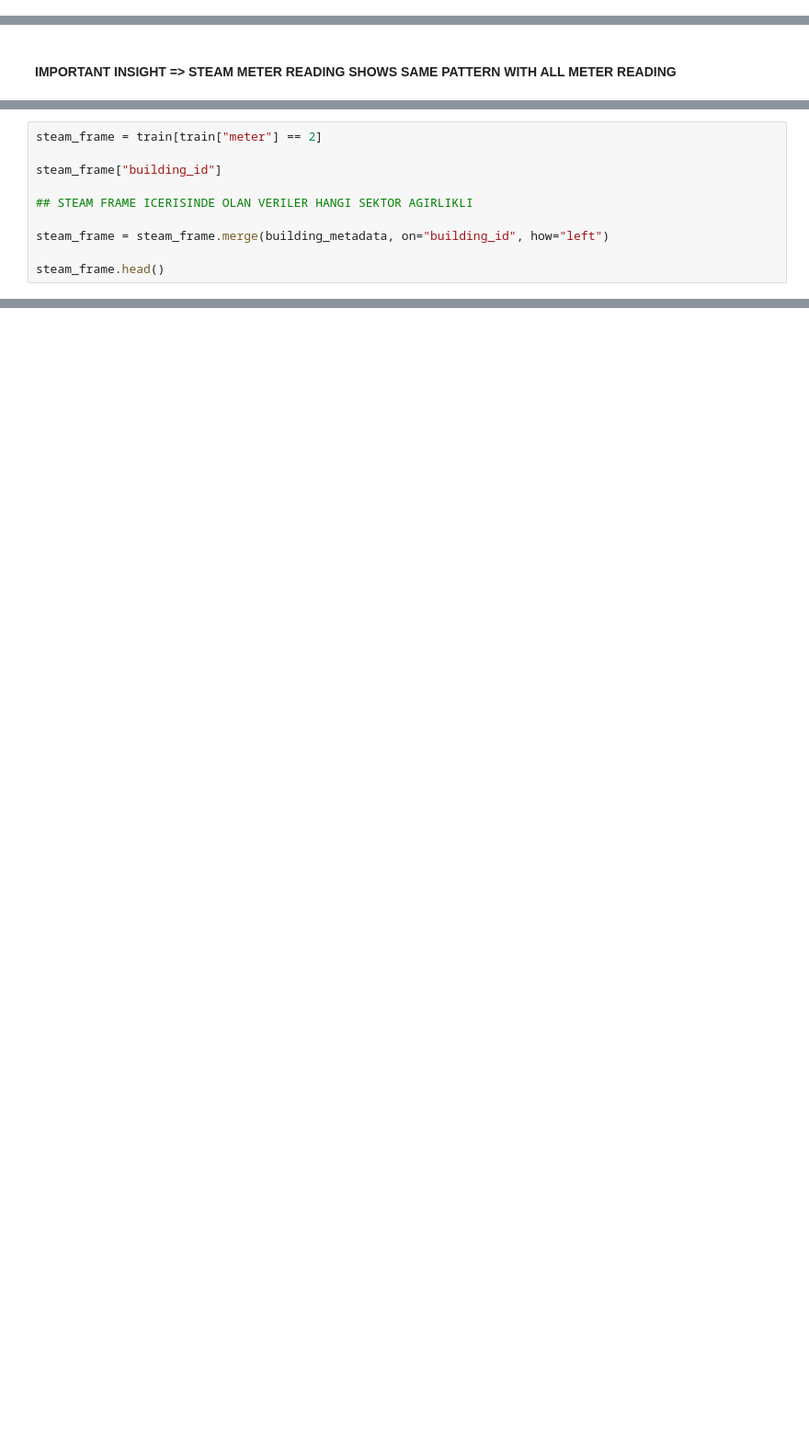
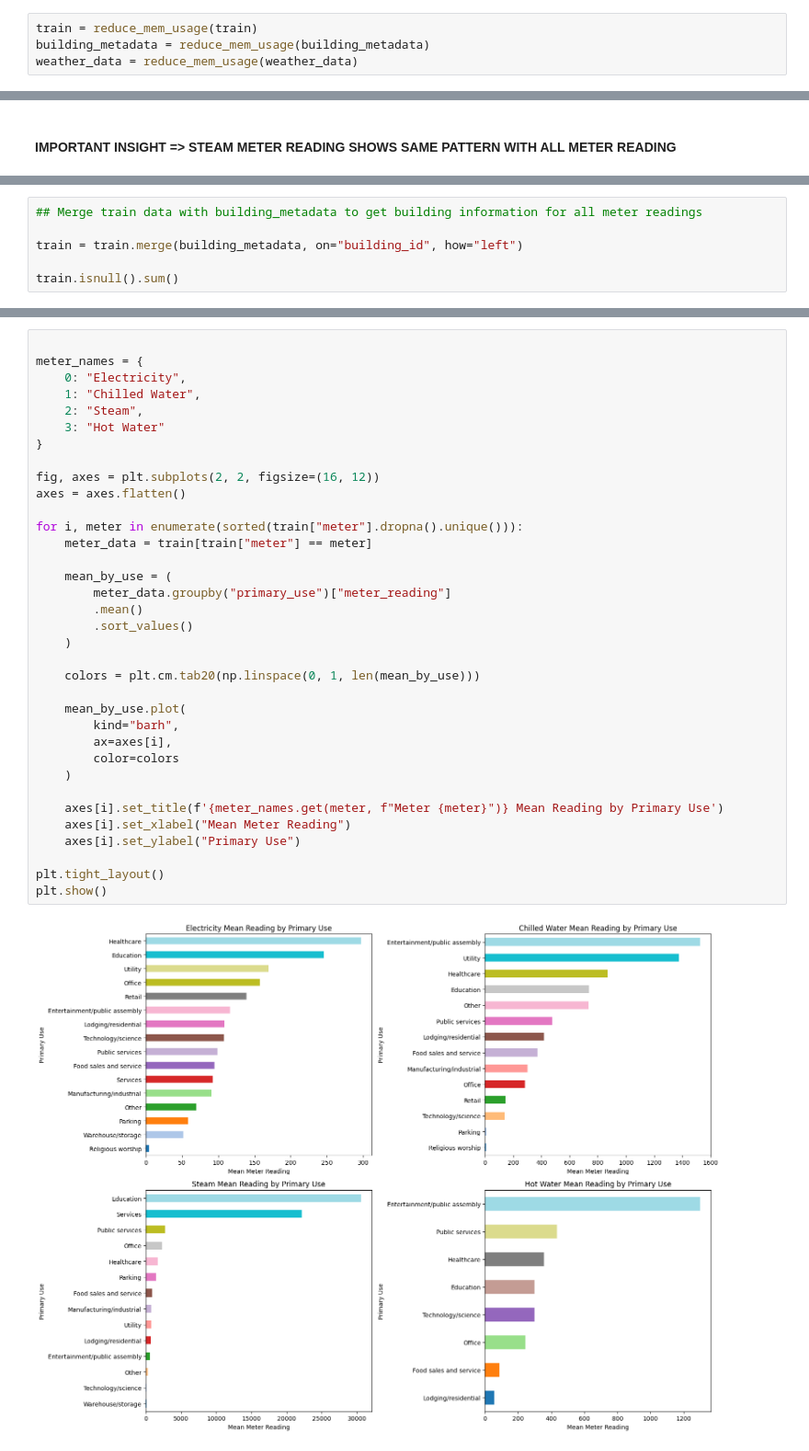
Before and after one commit to CarpeDiem0110/ashrae_energy_prediction, a Jupyter notebook: scripts/eda_energy_predict.ipynb, the cells around one changed output, grey strips where cells are left out. Shown at 92% size. Saved outputs shown, nothing was run; the diff lists cells and outputs as text; blank space fills up the shorter version.

```diff
--- a/scripts/eda_energy_predict.ipynb
+++ b/scripts/eda_energy_predict.ipynb
@@ -89,0 +96,4 @@ building_metadata.info()
+# %%
+train = reduce_mem_usage(train)
+building_metadata = reduce_mem_usage(building_metadata)
+weather_data = reduce_mem_usage(weather_data)
@@ -337,10 +265,6 @@ for meter_code in meter_types:
 # %%
-steam_frame = train[train["meter"] == 2]
+## Merge train data with building_metadata to get building information for all meter readings
 
-steam_frame["building_id"]
+train = train.merge(building_metadata, on="building_id", how="left")
 
-## STEAM FRAME ICERISINDE OLAN VERILER HANGI SEKTOR AGIRLIKLI
-
-steam_frame = steam_frame.merge(building_metadata, on="building_id", how="left")
-
-steam_frame.head()
+train.isnull().sum()
@@ -346,0 +284,37 @@ steam_frame.head()
+# %%
+
+meter_names = {
+    0: "Electricity",
+    1: "Chilled Water",
+    2: "Steam",
+    3: "Hot Water"
+}
+
+fig, axes = plt.subplots(2, 2, figsize=(16, 12))
+axes = axes.flatten()
+
+for i, meter in enumerate(sorted(train["meter"].dropna().unique())):
+    meter_data = train[train["meter"] == meter]
+
+    mean_by_use = (
+        meter_data.groupby("primary_use")["meter_reading"]
+        .mean()
+        .sort_values()
+    )
+
+    colors = plt.cm.tab20(np.linspace(0, 1, len(mean_by_use)))
+
+    mean_by_use.plot(
+        kind="barh",
+        ax=axes[i],
+        color=colors
+    )
+
+    axes[i].set_title(f'{meter_names.get(meter, f"Meter {meter}")} Mean Reading by Primary Use')
+    axes[i].set_xlabel("Mean Meter Reading")
+    axes[i].set_ylabel("Primary Use")
+
+plt.tight_layout()
+plt.show()
+# %% [output]
+[figure, added]
```
Also changed, not shown: parts of 59 cells of this notebook.
